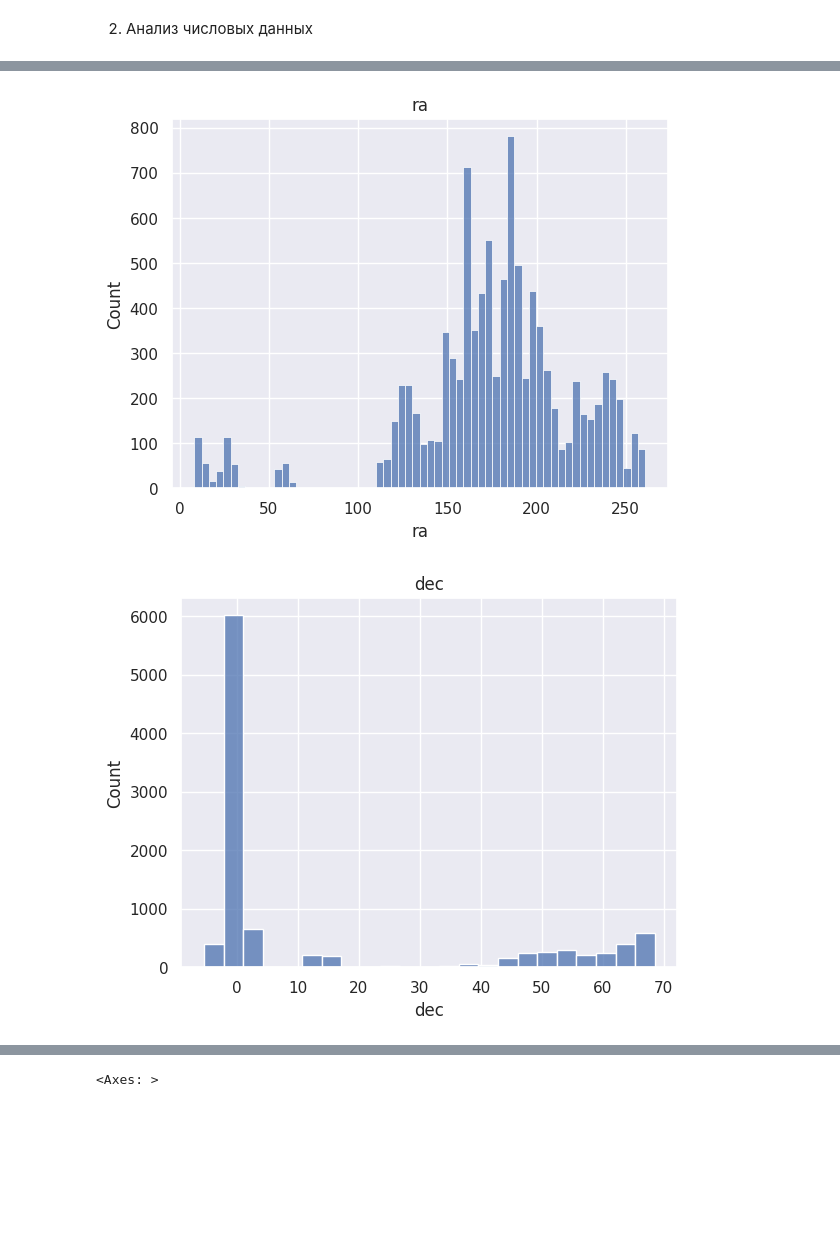
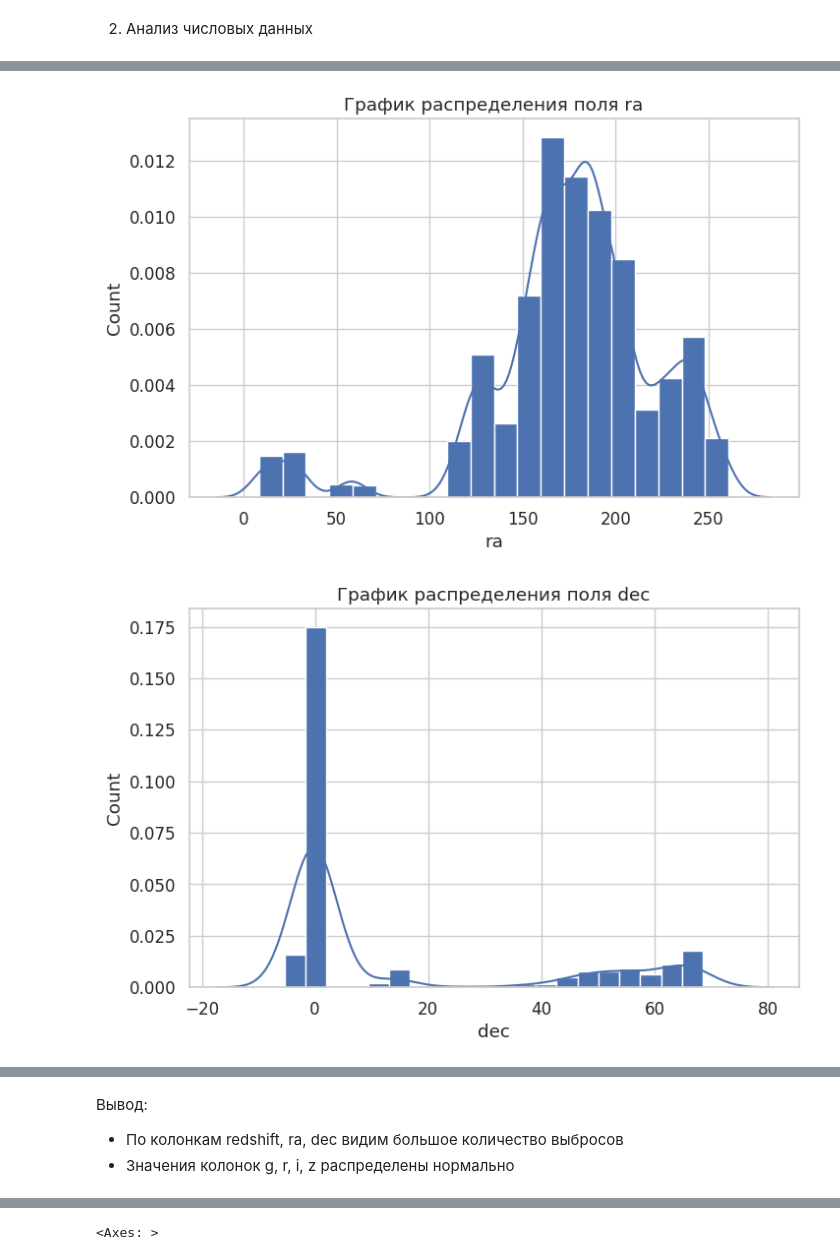
Before and after one commit to starminalush/star-classification-itmo-2023, a Jupyter notebook: notebook/EDA.ipynb, the cells around one changed output, grey strips where cells are left out. Drawn from its saved outputs; the diff is of its cells as text; code cells hidden in the pictures; blank space fills up the shorter version.

```diff
--- a/notebook/EDA.ipynb
+++ b/notebook/EDA.ipynb
@@ -13,7 +22,7 @@ sns.set()
 # %% [markdown]
 Набор данных состоит из 17 различных параметров 10000 записей
 # %%
-df = pd.read_csv('data/Skyserver_SQL2_27_2018 6_51_39 PM.csv')
+df = pd.read_csv('../data/Skyserver_SQL2_27_2018 6_51_39 PM.csv')
 df.head()
 # %% [output]
 |  | objid | ra | dec | u | g | r | i | z | run | rerun | camcol | ... |
@@ -87,2 +78,2 @@ fiberid = fiber ID
 # %%
-df.drop(columns=['objid', 'run', 'rerun', 'camcol', 'field', 'specobjid', 'fiberid', 'plate'], inplace=True)
+df.drop(columns=['objid', 'run', 'rerun', 'camcol', 'field', 'specobjid', 'fiberid', 'plate', 'mjd'], inplace=True)
@@ -104,7 +104,8 @@ sns.countplot(x='class', data=df)
 # %%
 for column in df.select_dtypes(include=np.number).columns:
-    sns.histplot(df[column]).set_title(column)
+    sns.set(style='whitegrid', palette="deep", font_scale=1.1, rc={"figure.figsize": [8, 5]})
+    sns.distplot(df[column], norm_hist=False, kde=True, bins=20, hist_kws={"alpha": 1}).set(xlabel=column, ylabel='Count', title = f'График распределения поля {column}')
     plt.show()
 # %% [output]
-[figure, old version]
+[figure, new version]
-[figure, old version]
+[figure, new version]
@@ -118,2 +118,6 @@ for column in df.select_dtypes(include=np.number).columns:
+# %% [markdown]
+Вывод:
+ - По колонкам redshift, ra, dec видим большое количество выбросов
+ - Значения колонок g, r, i, z распределены нормально
 # %%
 for column in df.select_dtypes(include=np.number).columns:
```
Also changed, not shown: parts of 28 cells of this notebook, 1 other file.
